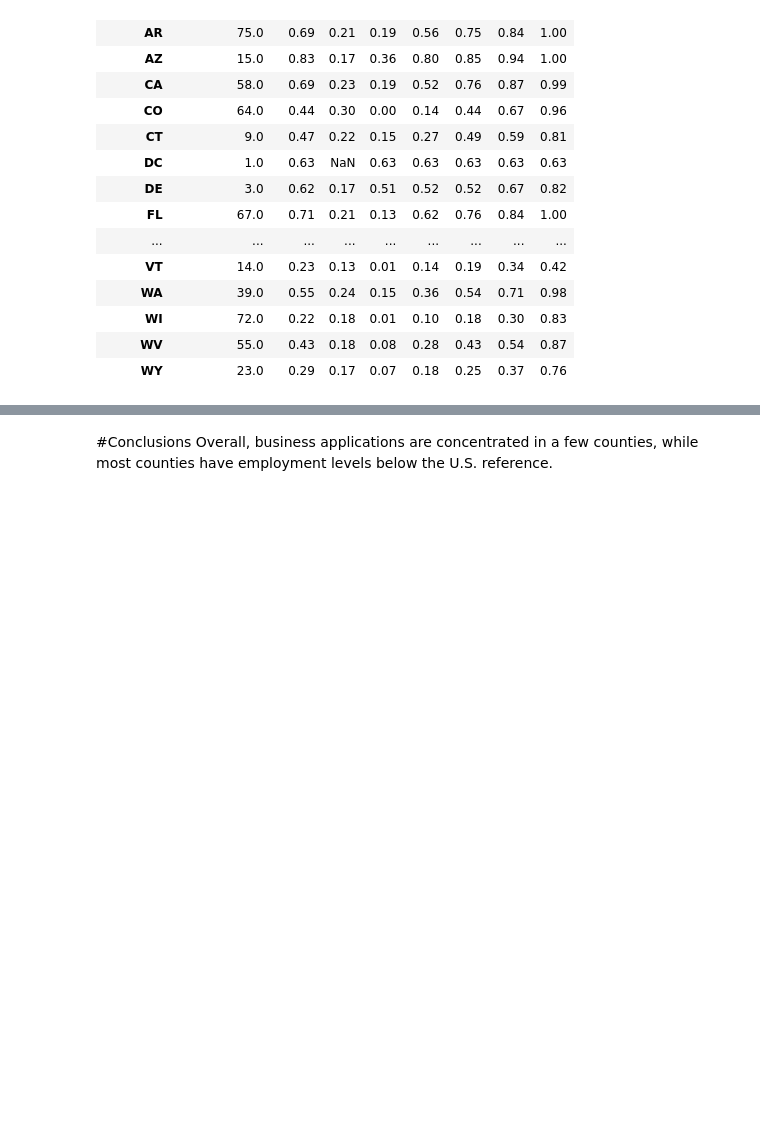
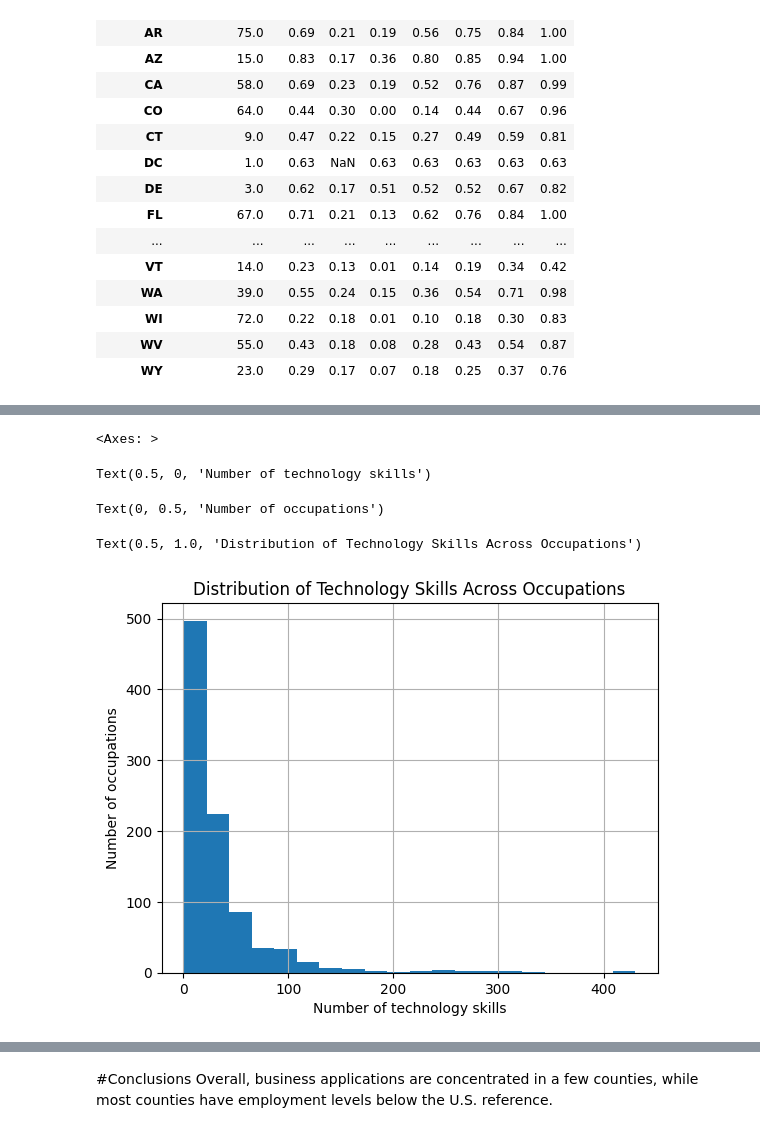
Before and after one commit to shirleyrutgers/DataManPy, a Jupyter notebook: ps1dataman.ipynb, the cells around one changed output, grey strips where cells are left out. Saved outputs shown, nothing was run; the diff lists cells and outputs as text; code cells hidden in the pictures; blank space fills up the shorter version.

```diff
--- a/ps1dataman.ipynb
+++ b/ps1dataman.ipynb
@@ -951,0 +967,10 @@ pd.read_html(r.text,match='Density',flavor=None)[0].head(3)
+# %%
+#import pandas as pd
+import requests
+
+url = "https://www.onetcenter.org/dl_files/database/db_31_0_json/software_skills.json"
+
+r = requests.get(url)
+tech_skills = pd.DataFrame(r.json()["row"])
+
+tech_skills.head(3)
@@ -951,0 +1001,9 @@ pd.read_html(r.text,match='Density',flavor=None)[0].head(3)
+# %%
+skills_by_occupation = (
+    tech_skills
+    .groupby(["onetsoc_code", "title"])
+    .agg(number_skills=("workplace_example", "nunique"))
+    .reset_index()
+)
+
+skills_by_occupation["number_skills"].describe().round(2)
@@ -951,0 +1021,12 @@ pd.read_html(r.text,match='Density',flavor=None)[0].head(3)
+# %%
+skills_by_occupation["number_skills"].hist(bins=20)
+
+plt.xlabel("Number of technology skills")
+plt.ylabel("Number of occupations")
+plt.title("Distribution of Technology Skills Across Occupations")
+# %% [output]
+<Axes: >
+Text(0.5, 0, 'Number of technology skills')
+Text(0, 0.5, 'Number of occupations')
+Text(0.5, 1.0, 'Distribution of Technology Skills Across Occupations')
+[figure, added]
```
Also changed, not shown: parts of 7 cells of this notebook.
